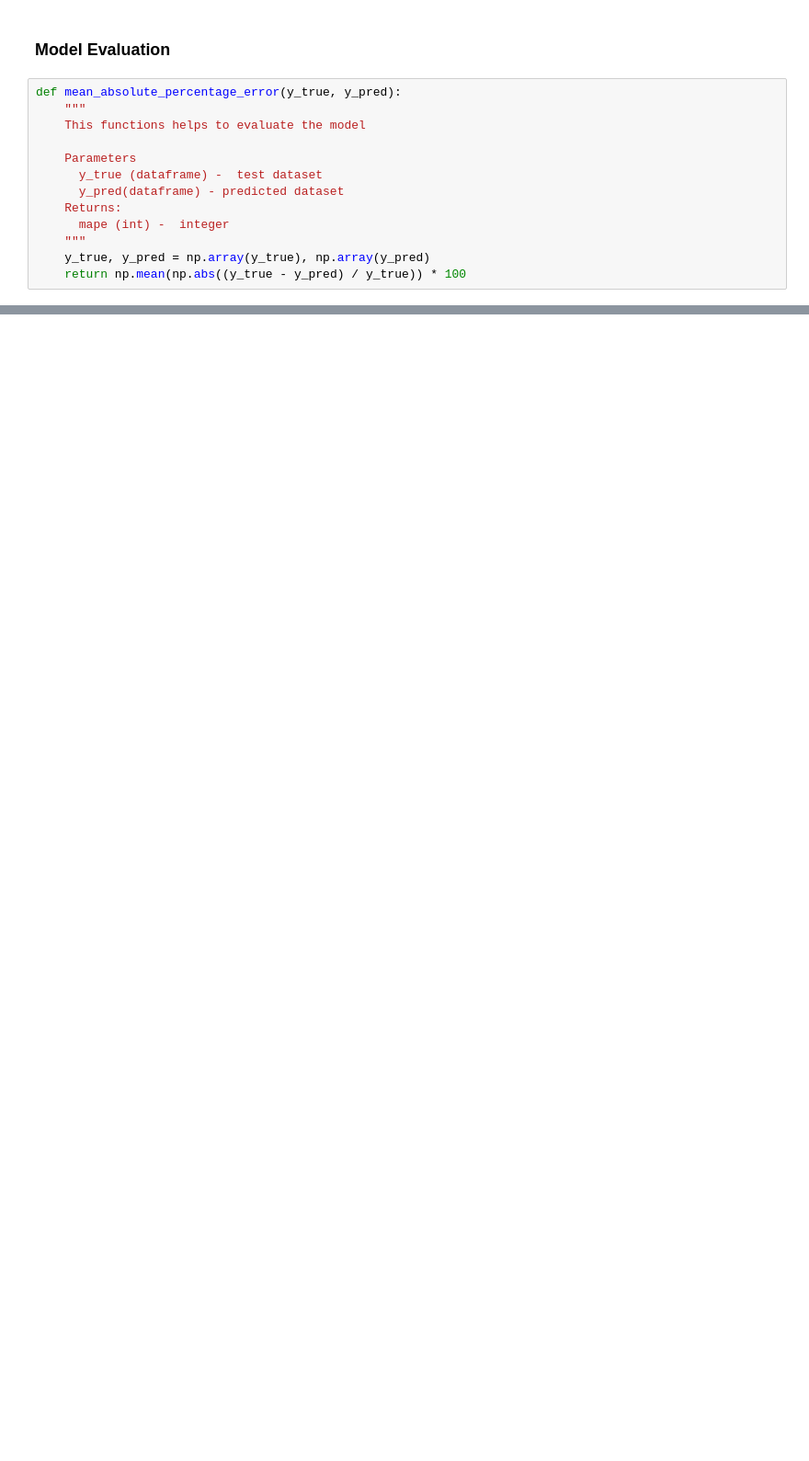
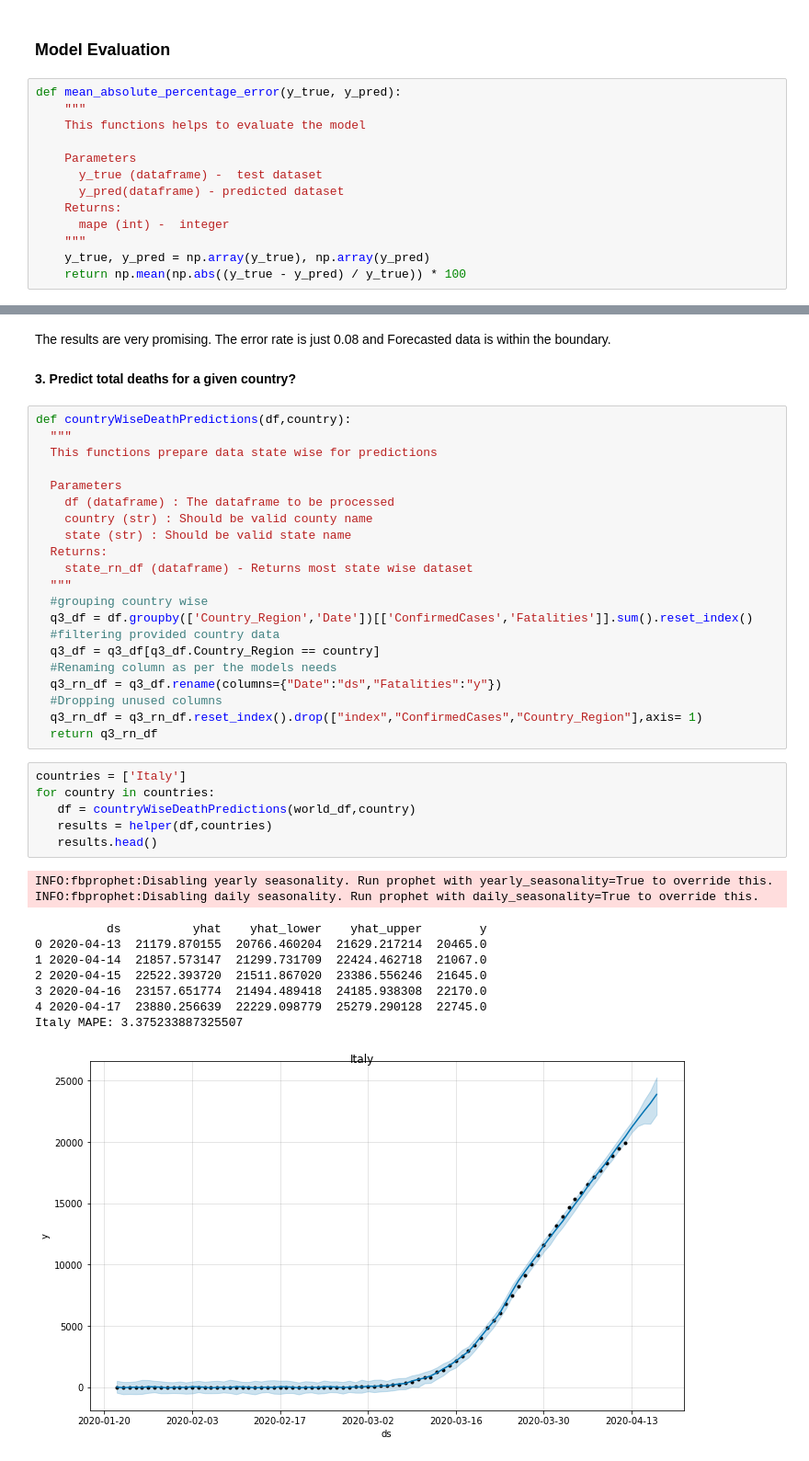
Before and after one commit to kannuri-sravan/covid19_predictions_prophet, a Jupyter notebook: covid19_predictions.ipynb, the cells around one changed output, grey strips where cells are left out. Shown: that part at 92% size. Drawn from its saved outputs; the diff is of its cells as text; blank space fills up the shorter version.

```diff
--- a/covid19_predictions.ipynb
+++ b/covid19_predictions.ipynb
@@ -313,0 +379,42 @@ Canada MAPE: 1.6465220062708334
+# %% [markdown]
+The results are very promising. The error rate is just 0.08 and Forecasted data is within the boundary.
+# %% [markdown]
+**3. Predict total deaths for a given country?**
+# %%
+def countryWiseDeathPredictions(df,country):
+  """
+  This functions prepare data state wise for predictions
+
+  Parameters
+    df (dataframe) : The dataframe to be processed
+    country (str) : Should be valid county name
+    state (str) : Should be valid state name
+  Returns:
+    state_rn_df (dataframe) - Returns most state wise dataset
+  """
+  #grouping country wise
+  q3_df = df.groupby(['Country_Region','Date'])[['ConfirmedCases','Fatalities']].sum().reset_index()
+  #filtering provided country data
+  q3_df = q3_df[q3_df.Country_Region == country]
+  #Renaming column as per the models needs
+  q3_rn_df = q3_df.rename(columns={"Date":"ds","Fatalities":"y"})
+  #Dropping unused columns
+  q3_rn_df = q3_rn_df.reset_index().drop(["index","ConfirmedCases","Country_Region"],axis= 1)
+  return q3_rn_df
+# %%
+countries = ['Italy']
+for country in countries:
+   df = countryWiseDeathPredictions(world_df,country)
+   results = helper(df,countries)
+   results.head()
+# %% [output]
+INFO:fbprophet:Disabling yearly seasonality. Run prophet with yearly_seasonality=True to override this.
+INFO:fbprophet:Disabling daily seasonality. Run prophet with daily_seasonality=True to override this.
+          ds          yhat    yhat_lower    yhat_upper        y
+0 2020-04-13  21179.870155  20766.460204  21629.217214  20465.0
+1 2020-04-14  21857.573147  21299.731709  22424.462718  21067.0
+2 2020-04-15  22522.393720  21511.867020  23386.556246  21645.0
+3 2020-04-16  23157.651774  21494.489418  24185.938308  22170.0
+4 2020-04-17  23880.256639  22229.098779  25279.290128  22745.0
+Italy MAPE: 3.375233887325507
+[figure, added]
```
Also changed, not shown: parts of 38 cells of this notebook.
